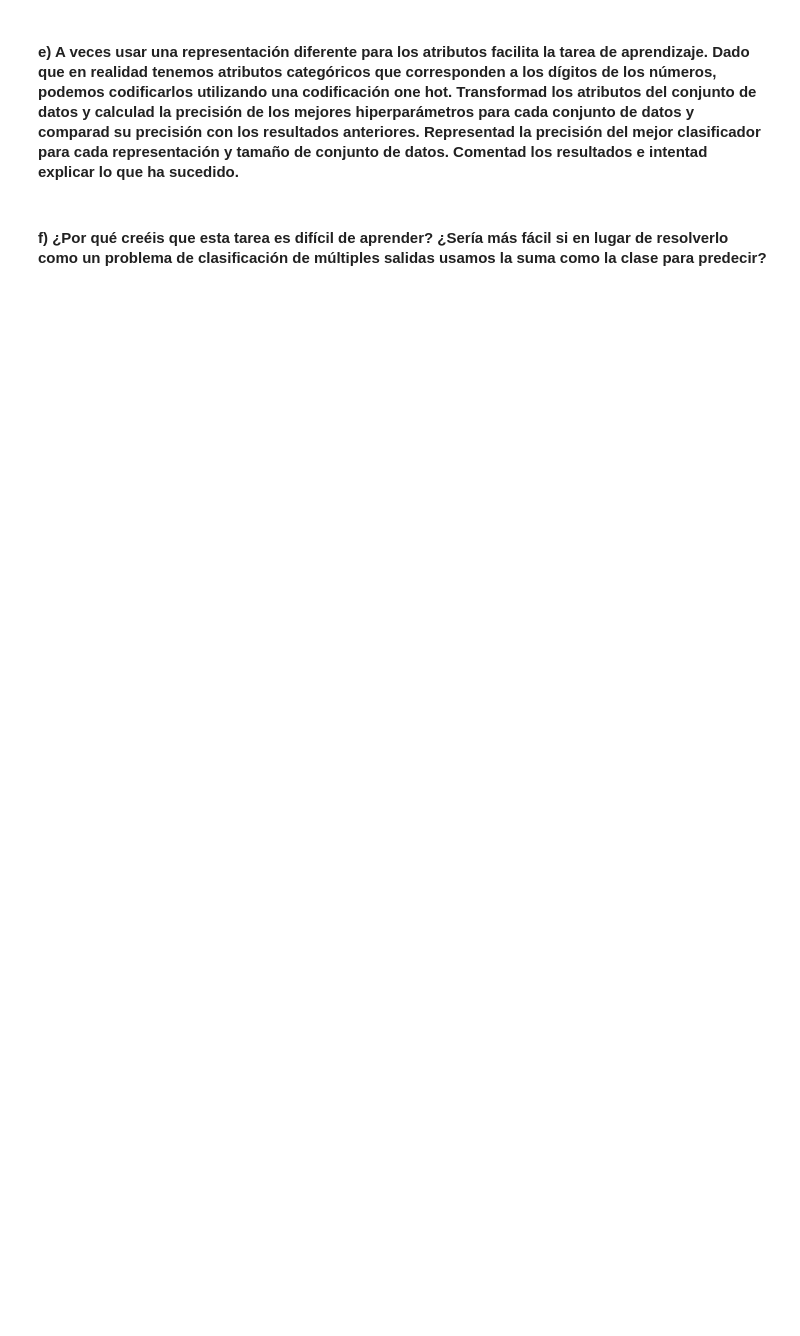
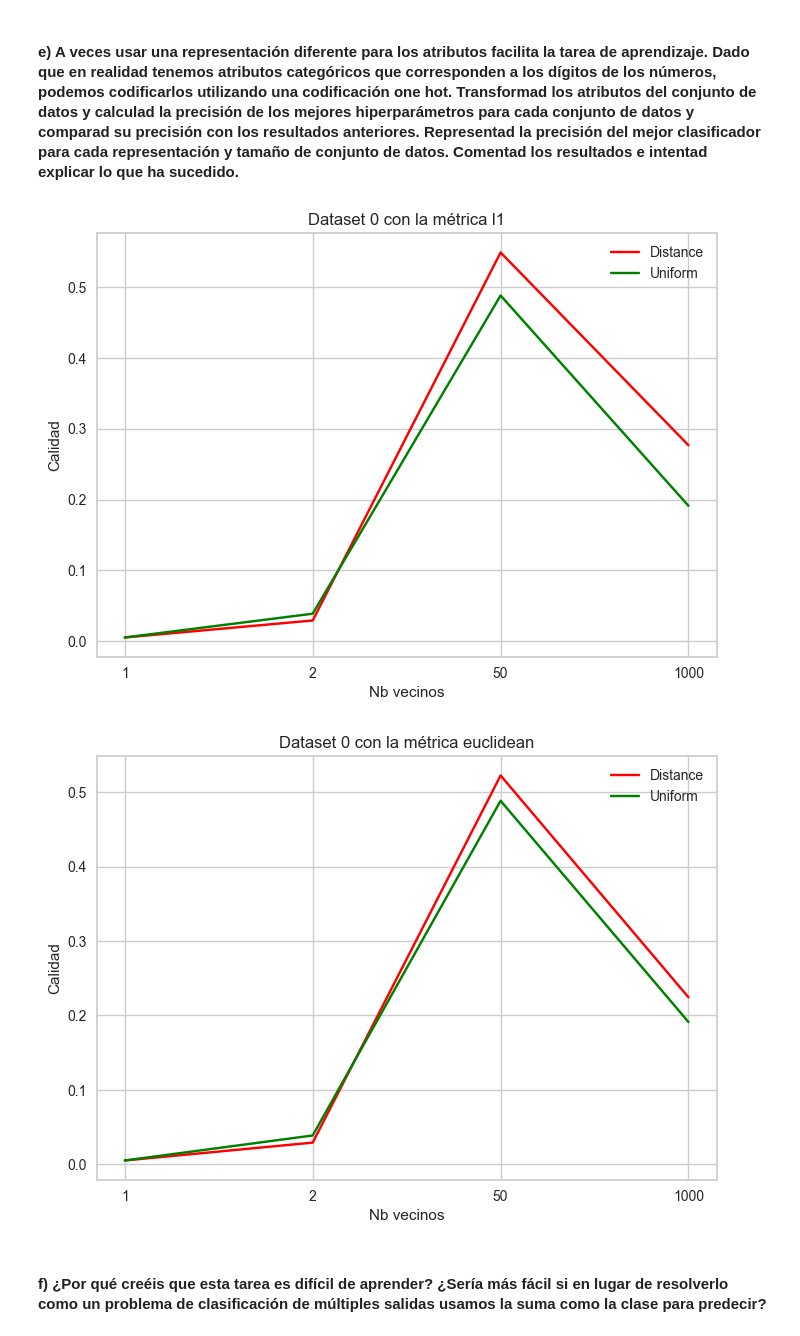
Before and after one commit to cuberhaus/APA, a Jupyter notebook: Problema3/ProblemaLlista3-GRUPAL-modificat.ipynb, the cells around one changed output. Cells and saved outputs as stored; diff of their text form; code cells hidden in the pictures; blank space fills up the shorter version.

```diff
--- a/Problema3/ProblemaLlista3-GRUPAL-modificat.ipynb
+++ b/Problema3/ProblemaLlista3-GRUPAL-modificat.ipynb
@@ -521,13 +540,16 @@ X_test_7_oh = X_test_7_oh.drop(y_columns, axis=1)
 #     plt.legend(["Distance", "Uniform"])
 #     plt.show()
 # %%
-knnMultioutput(X_train_0_oh, y_train_0_oh, X_test_0_oh, y_test_0_oh)
-knnMultioutput(X_train_1_oh, y_train_1_oh, X_test_1_oh, y_test_1_oh)
-knnMultioutput(X_train_2_oh, y_train_2_oh, X_test_2_oh, y_test_2_oh)
-knnMultioutput(X_train_3_oh, y_train_3_oh, X_test_3_oh, y_test_3_oh)
-knnMultioutput(X_train_4_oh, y_train_4_oh, X_test_4_oh, y_test_4_oh)
-knnMultioutput(X_train_5_oh, y_train_5_oh, X_test_5_oh, y_test_5_oh)
-knnMultioutput(X_train_6_oh, y_train_6_oh, X_test_6_oh, y_test_6_oh)
-knnMultioutput(X_train_7_oh, y_train_7_oh, X_test_7_oh, y_test_7_oh)
+knnMultioutput(X_train_0_oh, y_train_0_oh, X_test_0_oh, y_test_0_oh, "Dataset 0")
+knnMultioutput(X_train_1_oh, y_train_1_oh, X_test_1_oh, y_test_1_oh, "Dataset 1")
+knnMultioutput(X_train_2_oh, y_train_2_oh, X_test_2_oh, y_test_2_oh, "Dataset 2")
+knnMultioutput(X_train_3_oh, y_train_3_oh, X_test_3_oh, y_test_3_oh, "Dataset 3")
+knnMultioutput(X_train_4_oh, y_train_4_oh, X_test_4_oh, y_test_4_oh, "Dataset 4")
+knnMultioutput(X_train_5_oh, y_train_5_oh, X_test_5_oh, y_test_5_oh, "Dataset 5")
+knnMultioutput(X_train_6_oh, y_train_6_oh, X_test_6_oh, y_test_6_oh, "Dataset 6")
+knnMultioutput(X_train_7_oh, y_train_7_oh, X_test_7_oh, y_test_7_oh, "Dataset 7")
+# %% [output]
+[figure, added]
+[figure, added]
 # %% [markdown]
 #### f) ¿Por qué creéis que esta tarea es difícil de aprender? ¿Sería más fácil si en lugar de resolverlo como un problema de clasificación de múltiples salidas usamos la suma como la clase para predecir?
```
Also changed, not shown: parts of 4 cells of this notebook.
